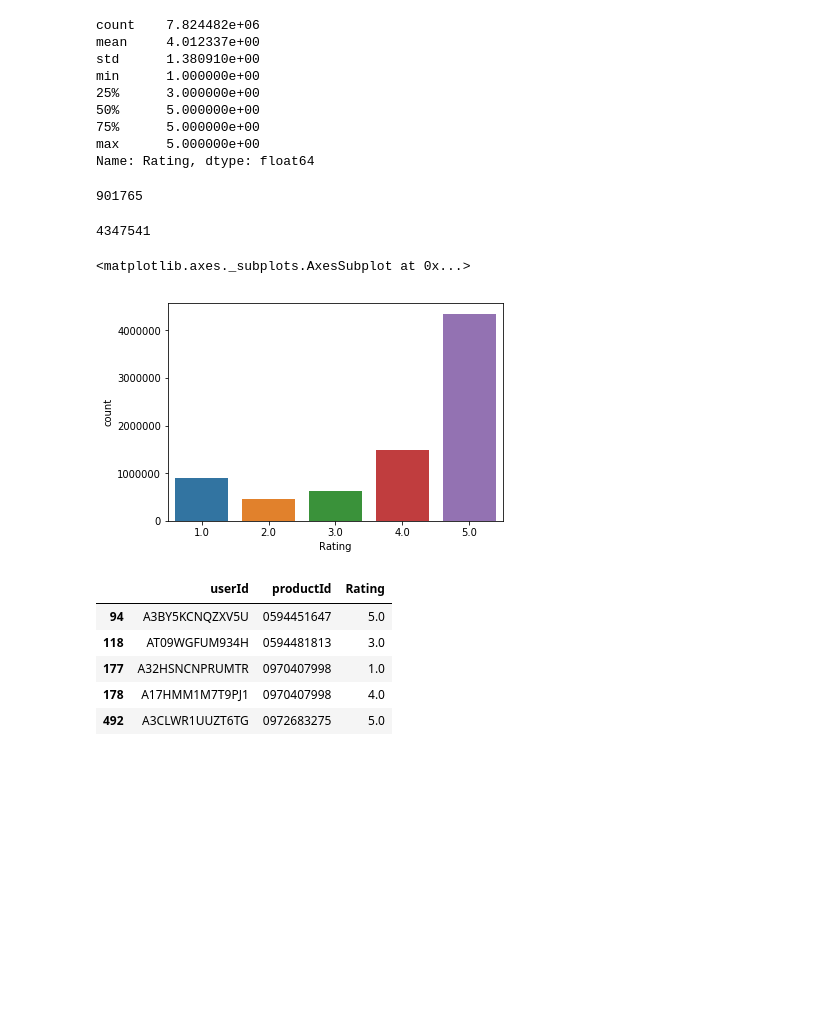
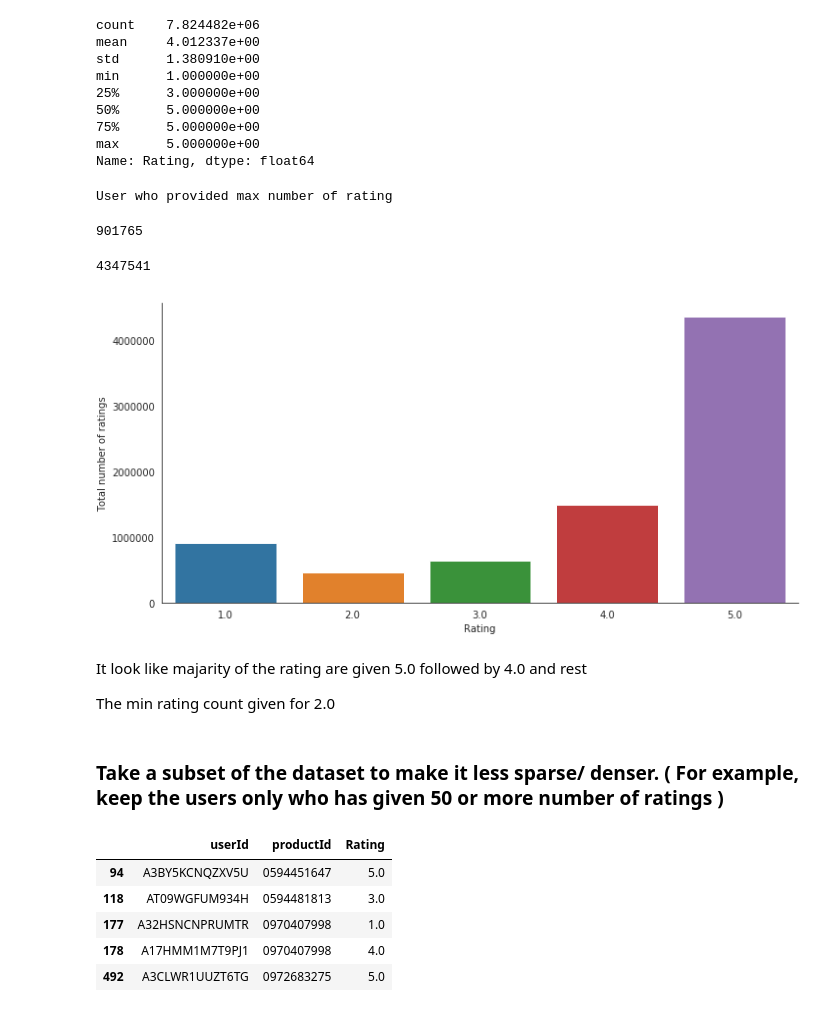
Before and after one commit to praveenveera/AmazonReviewsData, a Jupyter notebook: RS_Project.ipynb, the cells around one changed output. Cells and saved outputs as stored; diff of their text form; code cells hidden in the pictures; blank space fills up the shorter version.

```diff
--- a/RS_Project.ipynb
+++ b/RS_Project.ipynb
@@ -73,8 +80,10 @@ max      5.000000e+00
 Name: Rating, dtype: float64
 # %%
 # No of users provided min rating
+print('User who provided max number of rating')
 df['userId'][df.Rating == df['Rating'].min()].count()
 # %% [output]
-901765
+User who provided max number of rating
+901765
 # %%
 # No of users provided max rating
@@ -81,11 +91,20 @@ df['userId'][df.Rating == df['Rating'].min()].count()
 df['userId'][df.Rating == df['Rating'].max()].count()
 # %% [output]
 4347541
-# %%
-sns.countplot(df['Rating'])
-# %% [output]
-<matplotlib.axes._subplots.AxesSubplot at 0x...>
-[figure, removed]
+# %%
+# Check the distribution of ratings
+with sns.axes_style('white'):
+    g = sns.factorplot("Rating", data=df, aspect=2.0,kind='count')
+    g.set_ylabels("Total number of ratings")
+# %% [output]
+[figure, added]
+# %% [markdown]
+<p>It look like majarity of the rating are given 5.0 followed by 4.0 and rest</p>
+<p>The min rating count given for 2.0</p>
+# %% [markdown]
+<h3>Take a subset of the dataset to make it less sparse/ denser.
+( For example, keep the users only who has given 50 or
+more number of ratings )</h3>
 # %%
 top=df['userId'].value_counts()
 # %%
```
Also changed, not shown: parts of 23 cells of this notebook.
